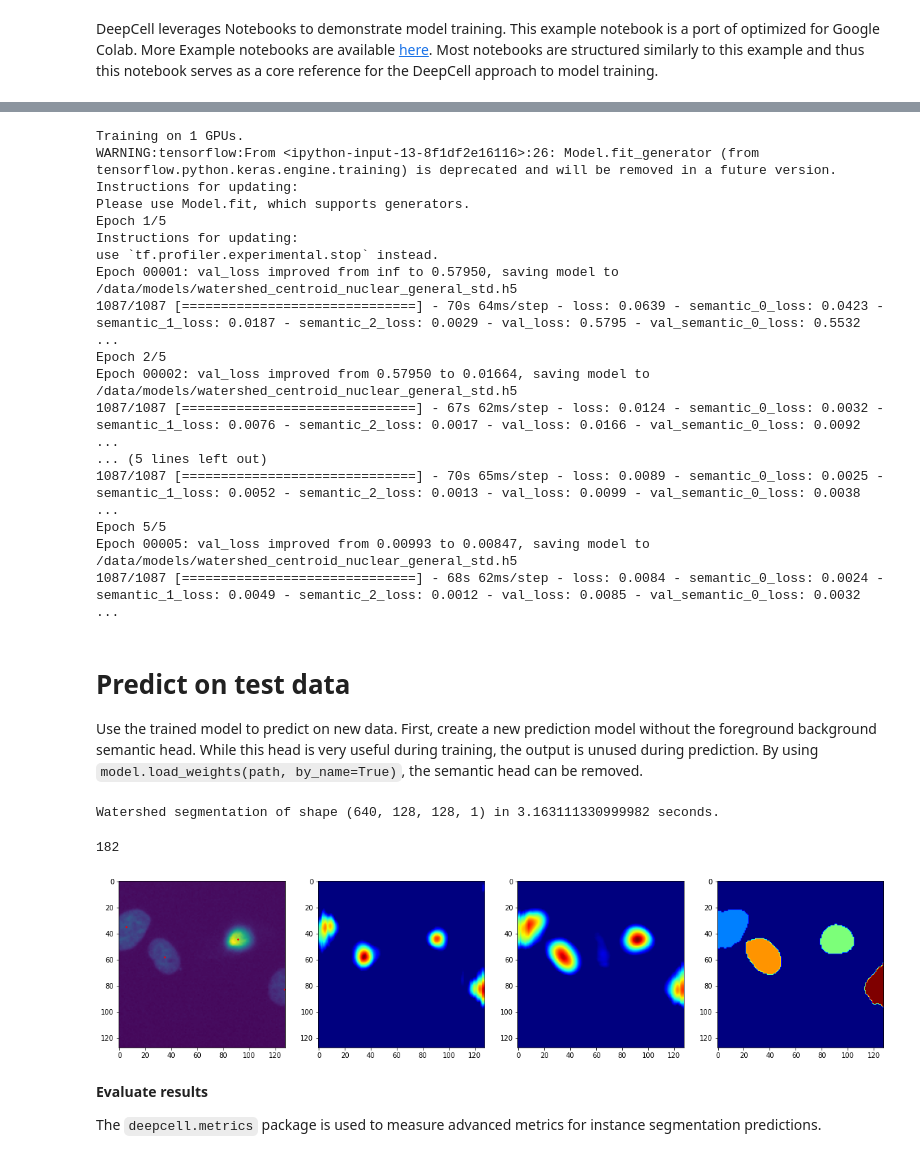
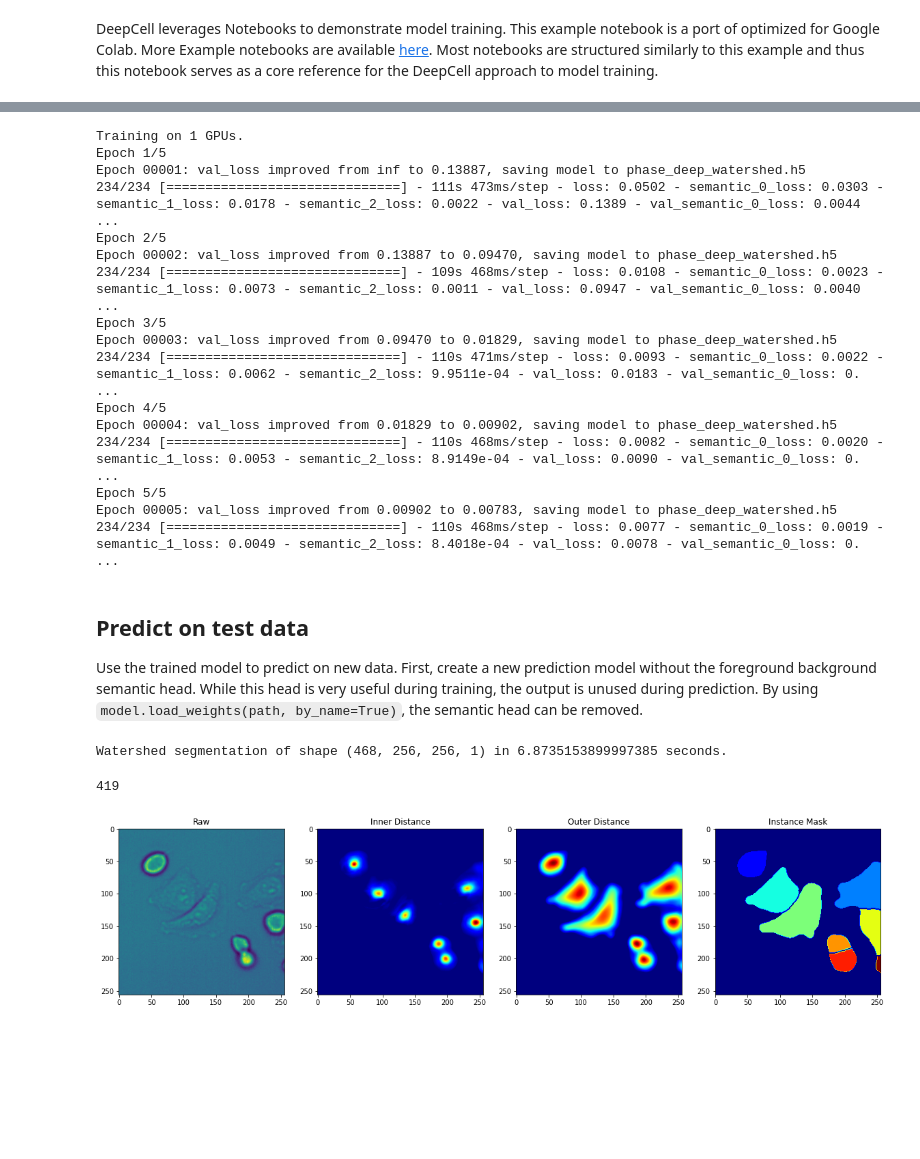
Before and after one commit to vanvalenlab/intro-to-deepcell, a Jupyter notebook: model_training/training_with_deepcell-tf.ipynb, the cells around one changed output, grey strips where cells are left out. Drawn from its saved outputs; the diff is of its cells as text; code cells hidden in the pictures; blank space fills up the shorter version.

```diff
--- a/model_training/training_with_deepcell-tf.ipynb
+++ b/model_training/training_with_deepcell-tf.ipynb
@@ -284,23 +227,18 @@ Call `fit_generator` on the compiled model, along with a default set of callback
 from deepcell.utils.train_utils import get_callbacks
 from deepcell.utils.train_utils import count_gpus
 
+model_name = 'phase_deep_watershed'
+model_path = '{}.h5'.format(model_name)
 
-model_path = os.path.join(MODEL_DIR, '{}.h5'.format(model_name))
-loss_path = os.path.join(MODEL_DIR, '{}.npz'.format(model_name))
-
-num_gpus = count_gpus()
-
-print('Training on', num_gpus, 'GPUs.')
+print('Training on', count_gpus(), 'GPUs.')
 
 train_callbacks = get_callbacks(
     model_path,
     lr_sched=lr_sched,
-    tensorboard_log_dir=LOG_DIR,
-    save_weights_only=num_gpus >= 2,
     monitor='val_loss',
     verbose=1)
 
-loss_history = model.fit_generator(
+loss_history = model.fit(
     train_data,
     steps_per_epoch=train_data.y.shape[0] // batch_size,
     epochs=n_epoch,
@@ -309,25 +247,24 @@ loss_history = model.fit_generator(
     callbacks=train_callbacks)
 # %% [output]
 Training on 1 GPUs.
-WARNING:tensorflow:From <ipython-input-13-8f1df2e16116>:26: Model.fit_generator (from tensorflow.python.keras.engine.training) is deprecated and will be removed in a future version.
-Instructions for updating:
-Please use Model.fit, which supports generators.
 Epoch 1/5
-Instructions for updating:
-use `tf.profiler.experimental.stop` instead.
-Epoch 00001: val_loss improved from inf to 0.57950, saving model to /data/models/watershed_centroid_nuclear_general_std.h5
-1087/1087 [==============================] - 70s 64ms/step - loss: 0.0639 - semantic_0_loss: 0.0423 - semantic_1_loss: 0.0187 - semantic_2_loss: 0.0029 - val_loss: 0.5795 - val_semantic_0_loss: 0.5532 ...
+Epoch 00001: val_loss improved from inf to 0.13887, saving model to phase_deep_watershed.h5
+234/234 [==============================] - 111s 473ms/step - loss: 0.0502 - semantic_0_loss: 0.0303 - semantic_1_loss: 0.0178 - semantic_2_loss: 0.0022 - val_loss: 0.1389 - val_semantic_0_loss: 0.0044 ...
 Epoch 2/5
-Epoch 00002: val_loss improved from 0.57950 to 0.01664, saving model to /data/models/watershed_centroid_nuclear_general_std.h5
-1087/1087 [==============================] - 67s 62ms/step - loss: 0.0124 - semantic_0_loss: 0.0032 - semantic_1_loss: 0.0076 - semantic_2_loss: 0.0017 - val_loss: 0.0166 - val_semantic_0_loss: 0.0092 ...
-... (5 lines left out)
-1087/1087 [==============================] - 70s 65ms/step - loss: 0.0089 - semantic_0_loss: 0.0025 - semantic_1_loss: 0.0052 - semantic_2_loss: 0.0013 - val_loss: 0.0099 - val_semantic_0_loss: 0.0038 ...
+Epoch 00002: val_loss improved from 0.13887 to 0.09470, saving model to phase_deep_watershed.h5
+234/234 [==============================] - 109s 468ms/step - loss: 0.0108 - semantic_0_loss: 0.0023 - semantic_1_loss: 0.0073 - semantic_2_loss: 0.0011 - val_loss: 0.0947 - val_semantic_0_loss: 0.0040 ...
+Epoch 3/5
+Epoch 00003: val_loss improved from 0.09470 to 0.01829, saving model to phase_deep_watershed.h5
+234/234 [==============================] - 110s 471ms/step - loss: 0.0093 - semantic_0_loss: 0.0022 - semantic_1_loss: 0.0062 - semantic_2_loss: 9.9511e-04 - val_loss: 0.0183 - val_semantic_0_loss: 0. ...
+Epoch 4/5
+Epoch 00004: val_loss improved from 0.01829 to 0.00902, saving model to phase_deep_watershed.h5
+234/234 [==============================] - 110s 468ms/step - loss: 0.0082 - semantic_0_loss: 0.0020 - semantic_1_loss: 0.0053 - semantic_2_loss: 8.9149e-04 - val_loss: 0.0090 - val_semantic_0_loss: 0. ...
 Epoch 5/5
-Epoch 00005: val_loss improved from 0.00993 to 0.00847, saving model to /data/models/watershed_centroid_nuclear_general_std.h5
-1087/1087 [==============================] - 68s 62ms/step - loss: 0.0084 - semantic_0_loss: 0.0024 - semantic_1_loss: 0.0049 - semantic_2_loss: 0.0012 - val_loss: 0.0085 - val_semantic_0_loss: 0.0032 ...
+Epoch 00005: val_loss improved from 0.00902 to 0.00783, saving model to phase_deep_watershed.h5
+234/234 [==============================] - 110s 468ms/step - loss: 0.0077 - semantic_0_loss: 0.0019 - semantic_1_loss: 0.0049 - semantic_2_loss: 8.4018e-04 - val_loss: 0.0078 - val_semantic_0_loss: 0. ...
 # %% [markdown]
 
-# **Predict on test data**
+## Predict on test data
 
 Use the trained model to predict on new data. First, create a new prediction model without the foreground background semantic head. While this head is very useful during training, the output is unused during prediction. By using `model.load_weights(path, by_name=True)`, the semantic head can be removed.
 # %%
@@ -335,12 +272,10 @@ from deepcell.model_zoo.panopticnet import PanopticNet
 
 prediction_model = PanopticNet(
     backbone='resnet50',
-    input_shape=X_train.shape[1:],
-    norm_method='std',
-    num_semantic_heads=2,
+    norm_method='whole_image',
     num_semantic_classes=[1, 1], # inner distance, outer distance
-    location=True,  # should always be true
-    include_top=True)
+    input_shape=X_train.shape[1:]
+)
 # %%
 prediction_model.load_weights(model_path, by_name=True)
 # %%
@@ -351,56 +286,46 @@ start = default_timer()
 test_images = prediction_model.predict(X_test)
 watershed_time = default_timer() - start
 
-print('Watershed segmentation of shape', test_images[0].shape, 'in', watershed_time, 'seconds.')
+print('Watershed segmentation of shape', test_images[0].shape,
+      'in', watershed_time, 'seconds.')
 # %% [output]
-Watershed segmentation of shape (640, 128, 128, 1) in 3.163111330999982 seconds.
+Watershed segmentation of shape (468, 256, 256, 1) in 6.8735153899997385 seconds.
 # %%
-import time
+import random
 
 from matplotlib import pyplot as plt
-import numpy as np
-
-from skimage.feature import peak_local_max
 
 from deepcell_toolbox.deep_watershed import deep_watershed
 
-index = np.random.choice(X_test.shape[0])
+index = random.randint(0, X_test.shape[0])
 print(index)
 
 fig, axes = plt.subplots(1, 4, figsize=(20, 20))
 
 masks = deep_watershed(
     test_images,
     min_distance=10,
     detection_threshold=0.1,
     distance_threshold=0.01,
     exclude_border=False,
     small_objects_threshold=0)
 
 # calculated in the postprocessing above, but useful for visualizing
 inner_distance = test_images[0]
 outer_distance = test_images[1]
 
-coords = peak_local_max(
-    inner_distance[index],
-    min_distance=10,
-    threshold_abs=0.1,
-    exclude_border=False)
-
 # raw image with centroid
 axes[0].imshow(X_test[index, ..., 0])
-axes[0].scatter(coords[..., 1], coords[..., 0],
-                color='r', marker='.', s=10)
+axes[0].set_title('Raw')
 
 axes[1].imshow(inner_distance[index, ..., 0], cmap='jet')
+axes[1].set_title('Inner Distance')
 axes[2].imshow(outer_distance[index, ..., 0], cmap='jet')
+axes[2].set_title('Outer Distance')
 axes[3].imshow(masks[index, ...], cmap='jet')
+axes[3].set_title('Instance Mask')
 
 plt.show()
 # %% [output]
-182
+419
-[figure, old version]
+[figure, new version]
-# %% [markdown]
-**Evaluate results**
-
-The `deepcell.metrics` package is used to measure advanced metrics for instance segmentation predictions.
```
Also changed, not shown: parts of 22 cells of this notebook.
